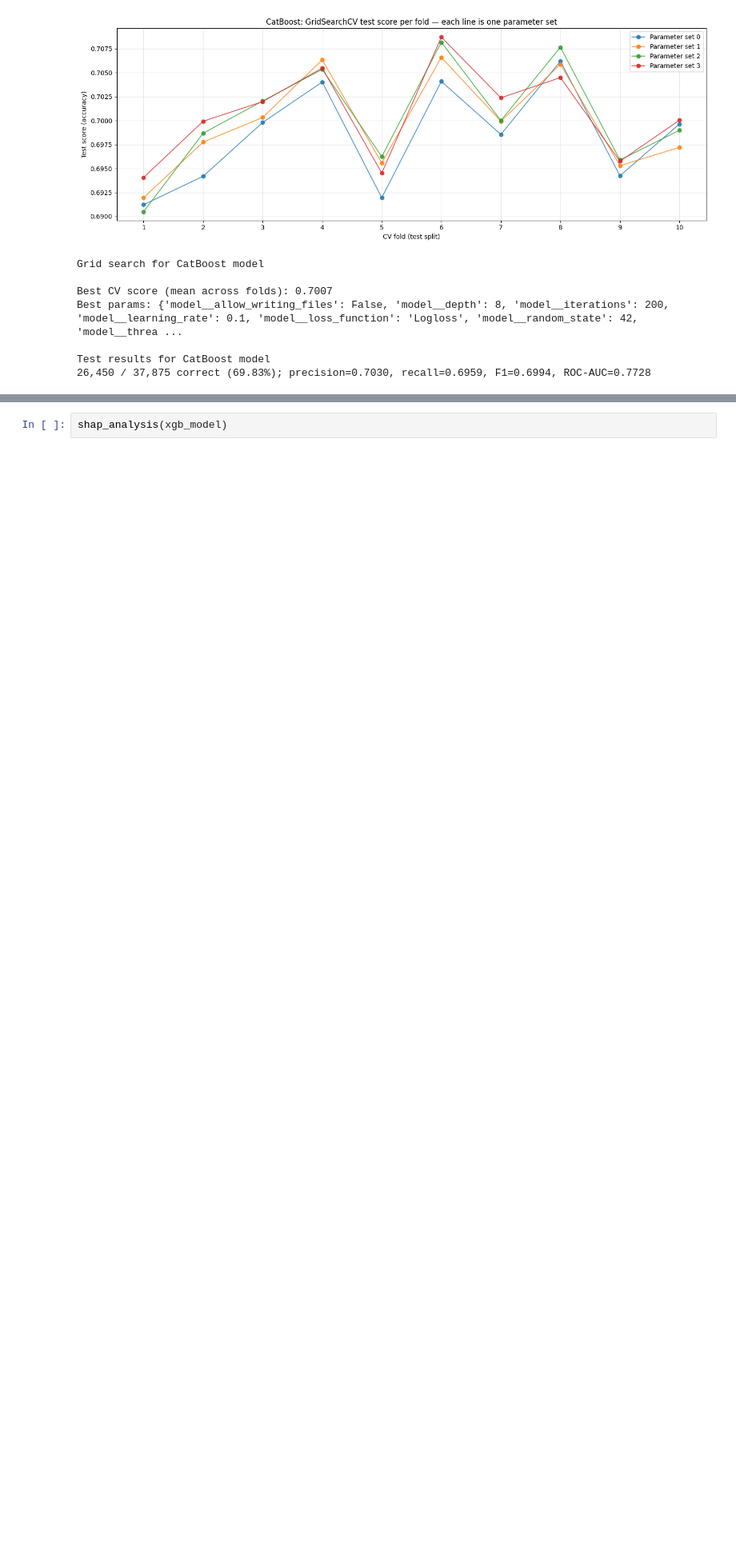
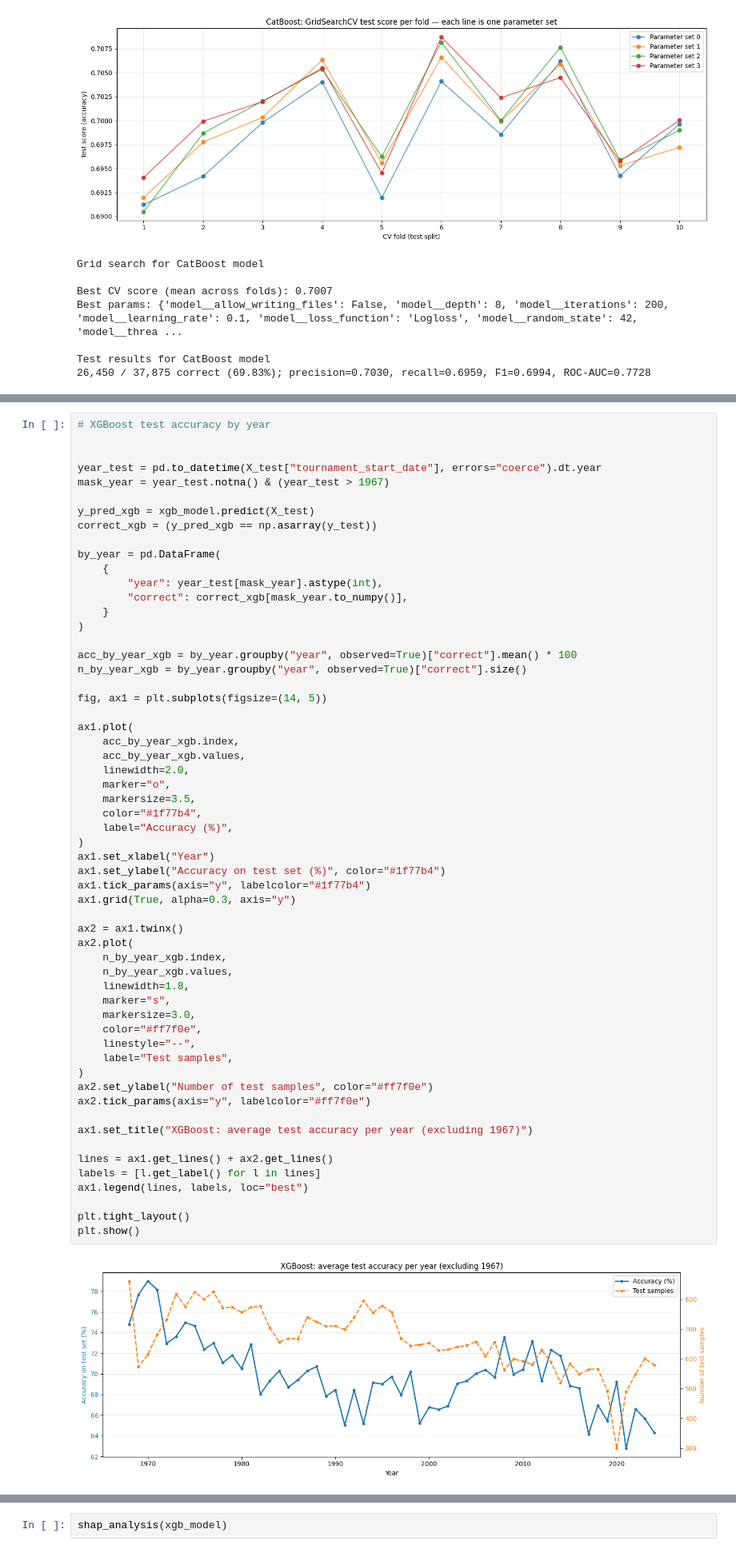
Before and after one commit to scarvalhojr/tennispredictor, a Jupyter notebook: notebook/tennispredictor.ipynb, the cells around one changed output, grey strips where cells are left out. Shown at 80% size. Cells and saved outputs as stored; diff of their text form; blank space fills up the shorter version.

Commit message:
notebooks: add chart showing prediction accuracy per year

```diff
--- a/notebook/tennispredictor.ipynb
+++ b/notebook/tennispredictor.ipynb
@@ -803,0 +806,60 @@ Test results for CatBoost model
+# %%
+# XGBoost test accuracy by year
+
+
+year_test = pd.to_datetime(X_test["tournament_start_date"], errors="coerce").dt.year
+mask_year = year_test.notna() & (year_test > 1967)
+
+y_pred_xgb = xgb_model.predict(X_test)
+correct_xgb = (y_pred_xgb == np.asarray(y_test))
+
+by_year = pd.DataFrame(
+    {
+        "year": year_test[mask_year].astype(int),
+        "correct": correct_xgb[mask_year.to_numpy()],
+    }
+)
+
+acc_by_year_xgb = by_year.groupby("year", observed=True)["correct"].mean() * 100
+n_by_year_xgb = by_year.groupby("year", observed=True)["correct"].size()
+
+fig, ax1 = plt.subplots(figsize=(14, 5))
+
+ax1.plot(
+    acc_by_year_xgb.index,
+    acc_by_year_xgb.values,
+    linewidth=2.0,
+    marker="o",
+    markersize=3.5,
+    color="#1f77b4",
+    label="Accuracy (%)",
+)
+ax1.set_xlabel("Year")
+ax1.set_ylabel("Accuracy on test set (%)", color="#1f77b4")
+ax1.tick_params(axis="y", labelcolor="#1f77b4")
+ax1.grid(True, alpha=0.3, axis="y")
+
+ax2 = ax1.twinx()
+ax2.plot(
+    n_by_year_xgb.index,
+    n_by_year_xgb.values,
+    linewidth=1.8,
+    marker="s",
+    markersize=3.0,
+    color="#ff7f0e",
+    linestyle="--",
+    label="Test samples",
+)
+ax2.set_ylabel("Number of test samples", color="#ff7f0e")
+ax2.tick_params(axis="y", labelcolor="#ff7f0e")
+
+ax1.set_title("XGBoost: average test accuracy per year (excluding 1967)")
+
+lines = ax1.get_lines() + ax2.get_lines()
+labels = [l.get_label() for l in lines]
+ax1.legend(lines, labels, loc="best")
+
+plt.tight_layout()
+plt.show()
+# %% [output]
+[figure, added]
```
Also changed, not shown: parts of 2 cells of this notebook.
